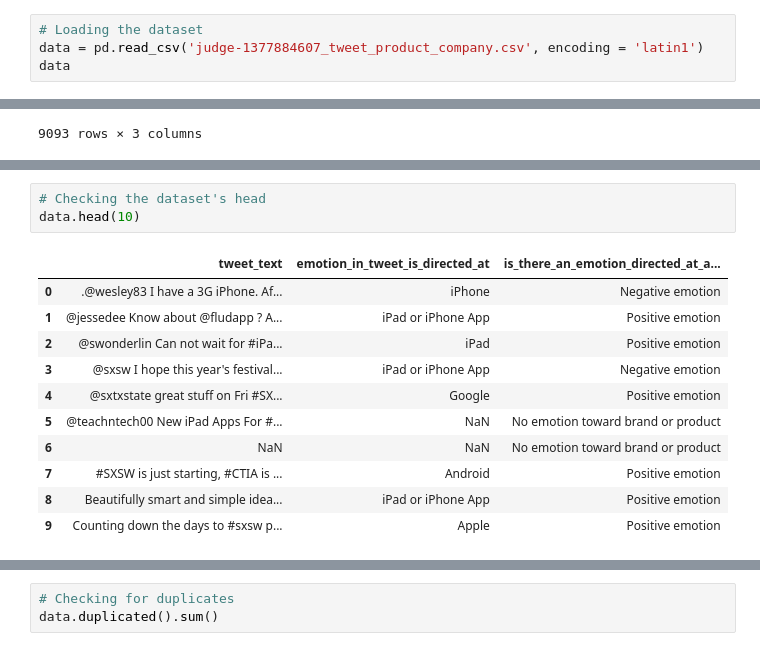
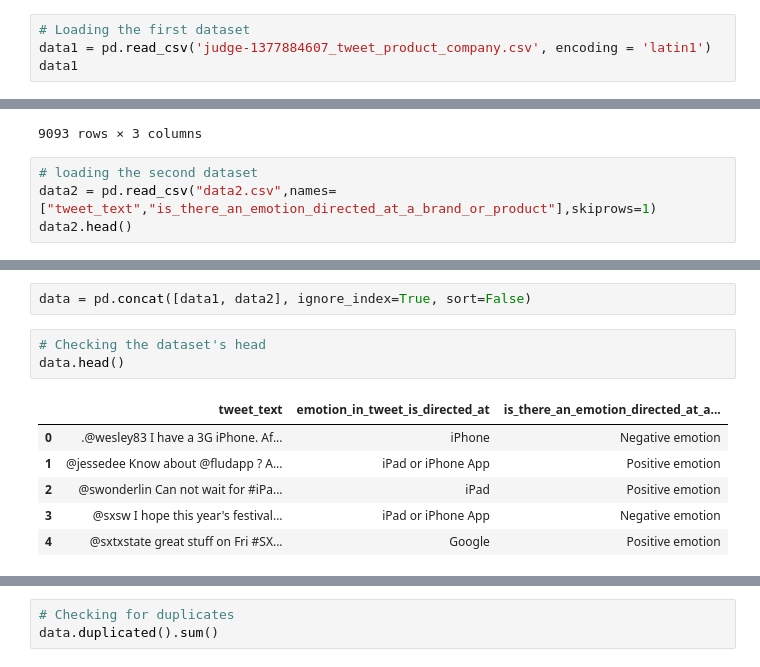
Before and after one commit to EKiplimo/NLP_Sentiment_Analysis, a Jupyter notebook: notebook.ipynb, the cells around one changed output, grey strips where cells are left out. Saved outputs shown, nothing was run; the diff lists cells and outputs as text.

```diff
--- a/notebook.ipynb
+++ b/notebook.ipynb
@@ -89,9 +92,9 @@ from sklearn.linear_model import LogisticRegression
 from sklearn import svm
 from sklearn.metrics import accuracy_score, f1_score, classification_report
 # %%
-# Loading the dataset
-data = pd.read_csv('judge-1377884607_tweet_product_company.csv', encoding = 'latin1')
-data
+# Loading the first dataset
+data1 = pd.read_csv('judge-1377884607_tweet_product_company.csv', encoding = 'latin1')
+data1
 # %% [output]
 |  | tweet_text | emotion_in_tweet_is_directed_at | is_there_an_emotion_directed_at_a... |
 | 0 | .@wesley83 I have a 3G iPhone. Af... | iPhone | Negative emotion |
@@ -108 +111,5 @@ data
 9093 rows × 3 columns
+# %%
+# loading the second dataset
+data2 = pd.read_csv("data2.csv",names=["tweet_text","is_there_an_emotion_directed_at_a_brand_or_product"],skiprows=1)
+data2.head()
@@ -109,18 +123,15 @@ data
+# %%
+data = pd.concat([data1, data2], ignore_index=True, sort=False)
 # %%
 # Checking the dataset's head
-data.head(10)
+data.head()
 # %% [output]
 |  | tweet_text | emotion_in_tweet_is_directed_at | is_there_an_emotion_directed_at_a... |
 | 0 | .@wesley83 I have a 3G iPhone. Af... | iPhone | Negative emotion |
 | 1 | @jessedee Know about @fludapp ? A... | iPad or iPhone App | Positive emotion |
 | 2 | @swonderlin Can not wait for #iPa... | iPad | Positive emotion |
 | 3 | @sxsw I hope this year's festival... | iPad or iPhone App | Negative emotion |
 | 4 | @sxtxstate great stuff on Fri #SX... | Google | Positive emotion |
-| 5 | @teachntech00 New iPad Apps For #... | NaN | No emotion toward brand or product |
-| 6 | NaN | NaN | No emotion toward brand or product |
-| 7 | #SXSW is just starting, #CTIA is ... | Android | Positive emotion |
-| 8 | Beautifully smart and simple idea... | iPad or iPhone App | Positive emotion |
-| 9 | Counting down the days to #sxsw p... | Apple | Positive emotion |
 # %%
 # Checking the dataset's tail
 data.tail(10)
```
Also changed, not shown: parts of 29 cells of this notebook.
